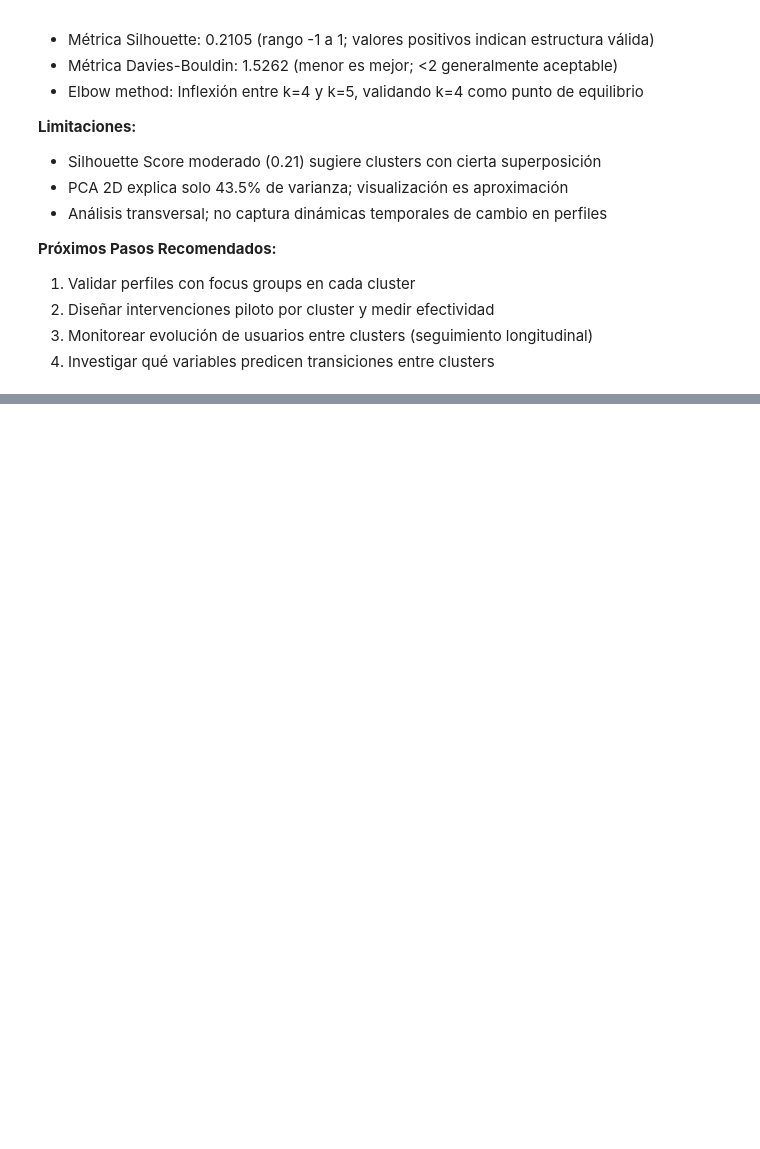
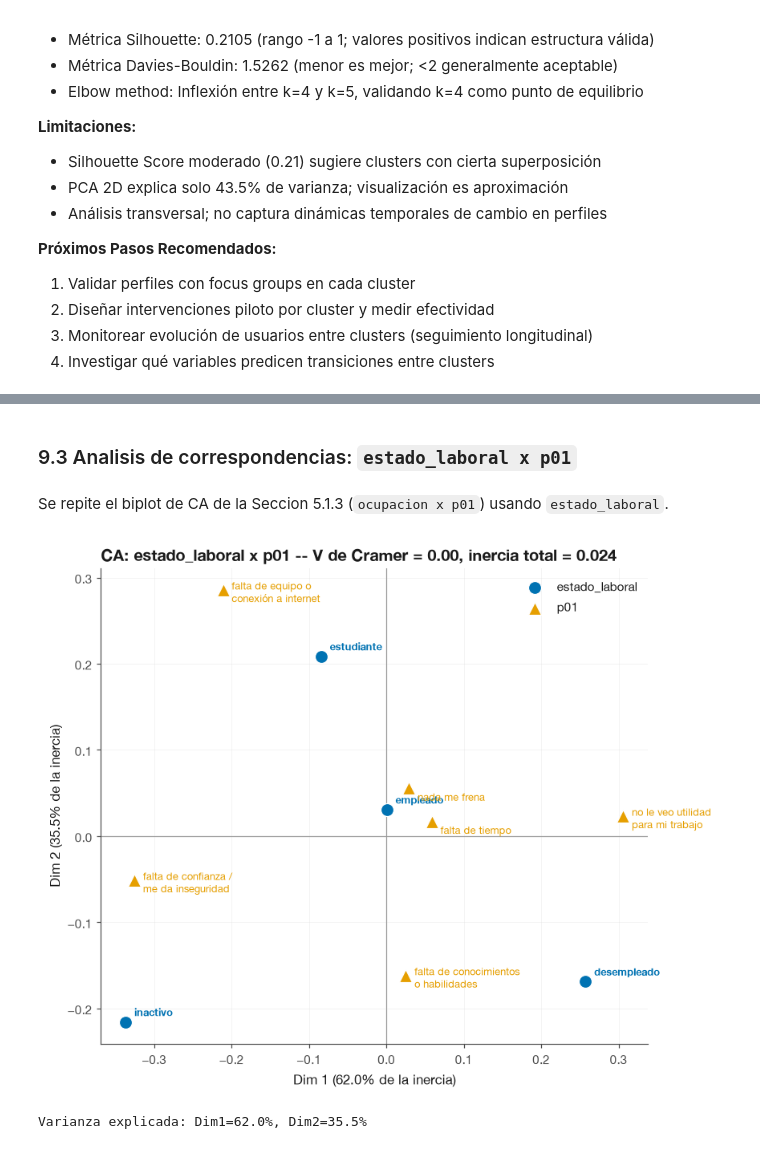
Before and after one commit to tomasleale/icd_ia, a Jupyter notebook: ia_icd_competentes_analysis.ipynb, the cells around one changed output, grey strips where cells are left out. Drawn from its saved outputs; the diff is of its cells as text; code cells hidden in the pictures; blank space fills up the shorter version.

```diff
--- a/ia_icd_competentes_analysis.ipynb
+++ b/ia_icd_competentes_analysis.ipynb
@@ -2186,0 +2285,11 @@ un segmento con características demográficas, barreras de empleabilidad e inte
+# %%
+demo_pairs_v2 = []
+for resp in response_vars:
+    demo_pairs_v2.append(chi2_association(dfcomp, rows="ocupacion", cols=resp))
+    demo_pairs_v2.append(chi2_association(dfcomp, rows="estado_laboral", cols=resp))
+
+compare_df = pd.DataFrame(demo_pairs_v2)[
+    ["rows", "cols", "n", "chi2", "dof", "p_value", "cramers_v",
+     "min_expected", "pct_cells_lt5", "significant"]
+]
+compare_df.round(4)
@@ -2186,0 +2325,22 @@ un segmento con características demográficas, barreras de empleabilidad e inte
+# %% [markdown]
+### 9.3 Analisis de correspondencias: `estado_laboral x p01`
+# %% [markdown]
+Se repite el biplot de CA de la Seccion 5.1.3 (`ocupacion x p01`) usando `estado_laboral`.
+# %%
+demo, resp = "estado_laboral", "p01"
+ct = pd.crosstab(dfcomp[demo], dfcomp[resp])
+res_el = correspondence_analysis(ct)
+match = compare_df[(compare_df["rows"] == demo) & (compare_df["cols"] == resp)].iloc[0]
+
+ax = ca_biplot(
+    res_el, row_label=demo, col_label=resp,
+    title=(f"CA: {demo} x {resp} -- V de Cramer = {match['cramers_v']:.2f}"
+           f"{'*' if match['significant'] else ''}, inercia total = {res_el['total_inertia']:.3f}"),
+)
+save_fig(ax, f"ca_{demo}_x_{resp}.png", subdir="comp/ca_biplots")
+plt.show()
+print(f"Varianza explicada: Dim1={res_el['explained_variance'][0]*100:.1f}%, "
+      f"Dim2={res_el['explained_variance'][1]*100:.1f}%")
+# %% [output]
+[figure, added]
+Varianza explicada: Dim1=62.0%, Dim2=35.5%
```
Also changed, not shown: parts of 29 cells of this notebook, 15 other files.
